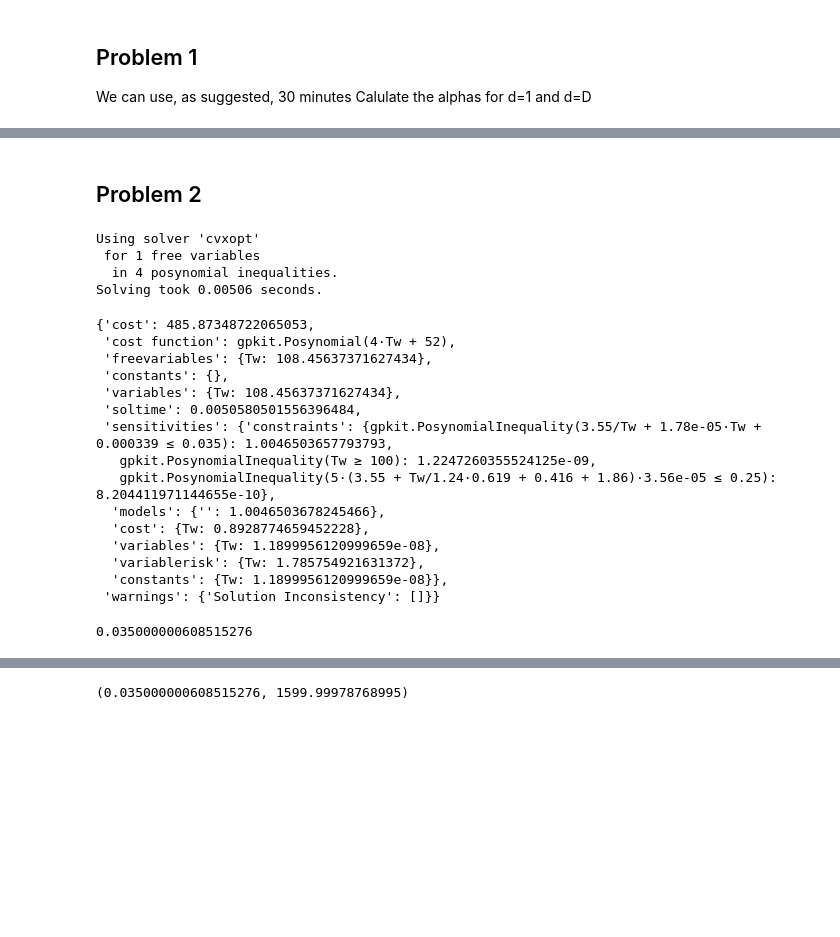
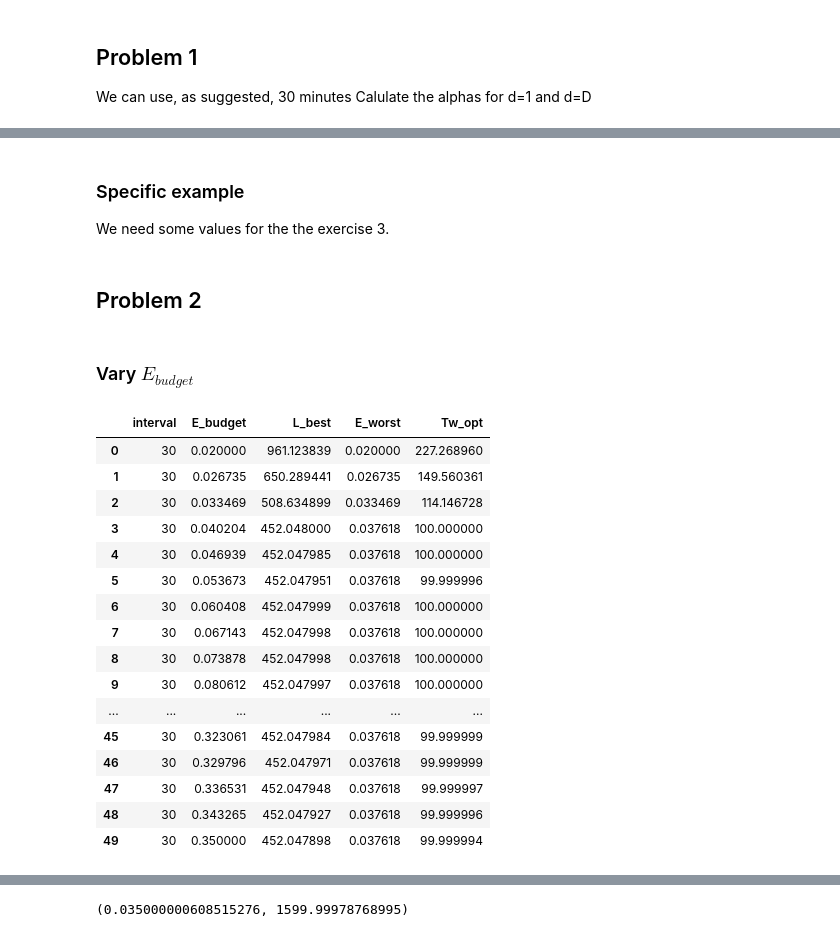
Before and after one commit to M3lo00/TOML_Homeworks, a Jupyter notebook: Homework2/hw2-1.ipynb, the cells around one changed output, grey strips where cells are left out. Drawn from its saved outputs; the diff is of its cells as text; code cells hidden in the pictures; blank space fills up the shorter version.

```diff
--- a/Homework2/hw2-1.ipynb
+++ b/Homework2/hw2-1.ipynb
@@ -245,2 +260,6 @@ L_worst
+# %% [markdown]
+### Specific example
+
+We need some values for the the exercise 3.
 # %% [markdown]
 ## Problem 2
@@ -261,24 +265,0 @@ constraints = [
-# %%
-prob = Model(obj, constraints)
-result=prob.solve()
-result
-# %% [output]
-Using solver 'cvxopt'
- for 1 free variables
-  in 4 posynomial inequalities.
-Solving took 0.00506 seconds.
-{'cost': 485.87348722065053,
- 'cost function': gpkit.Posynomial(4·Tw + 52),
- 'freevariables': {Tw: 108.45637371627434},
- 'constants': {},
- 'variables': {Tw: 108.45637371627434},
- 'soltime': 0.0050580501556396484,
- 'sensitivities': {'constraints': {gpkit.PosynomialInequality(3.55/Tw + 1.78e-05·Tw + 0.000339 ≤ 0.035): 1.0046503657793793,
-   gpkit.PosynomialInequality(Tw ≥ 100): 1.2247260355524125e-09,
-   gpkit.PosynomialInequality(5·(3.55 + Tw/1.24·0.619 + 0.416 + 1.86)·3.56e-05 ≤ 0.25): 8.204411971144655e-10},
-  'models': {'': 1.0046503678245466},
-  'cost': {Tw: 0.8928774659452228},
-  'variables': {Tw: 1.1899956120999659e-08},
-  'variablerisk': {Tw: 1.785754921631372},
-  'constants': {Tw: 1.1899956120999659e-08}},
- 'warnings': {'Solution Inconsistency': []}}
@@ -287,5 +266,2 @@ L_best = result['cost']
-# %%
-E_worst = alpha1 / result["variables"]["Tw"] + alpha2 * result["variables"]["Tw"] + alpha3
-E_worst
-# %% [output]
-0.035000000608515276
+# %% [markdown]
+### Vary $E_{budget}$
@@ -291,0 +316,21 @@ E_worst
+# %%
+df = pd.DataFrame(results)
+df
+# %% [output]
+|  | interval | E_budget | L_best | E_worst | Tw_opt |
+| 0 | 30 | 0.020000 | 961.123839 | 0.020000 | 227.268960 |
+| 1 | 30 | 0.026735 | 650.289441 | 0.026735 | 149.560361 |
+| 2 | 30 | 0.033469 | 508.634899 | 0.033469 | 114.146728 |
+| 3 | 30 | 0.040204 | 452.048000 | 0.037618 | 100.000000 |
+| 4 | 30 | 0.046939 | 452.047985 | 0.037618 | 100.000000 |
+| 5 | 30 | 0.053673 | 452.047951 | 0.037618 | 99.999996 |
+| 6 | 30 | 0.060408 | 452.047999 | 0.037618 | 100.000000 |
+| 7 | 30 | 0.067143 | 452.047998 | 0.037618 | 100.000000 |
+| 8 | 30 | 0.073878 | 452.047998 | 0.037618 | 100.000000 |
+| 9 | 30 | 0.080612 | 452.047997 | 0.037618 | 100.000000 |
+| ... | ... | ... | ... | ... | ... |
+| 45 | 30 | 0.323061 | 452.047984 | 0.037618 | 99.999999 |
+| 46 | 30 | 0.329796 | 452.047971 | 0.037618 | 99.999999 |
+| 47 | 30 | 0.336531 | 452.047948 | 0.037618 | 99.999997 |
+| 48 | 30 | 0.343265 | 452.047927 | 0.037618 | 99.999996 |
+| 49 | 30 | 0.350000 | 452.047898 | 0.037618 | 99.999994 |
```
Also changed, not shown: parts of 34 cells of this notebook, 6 other files.
